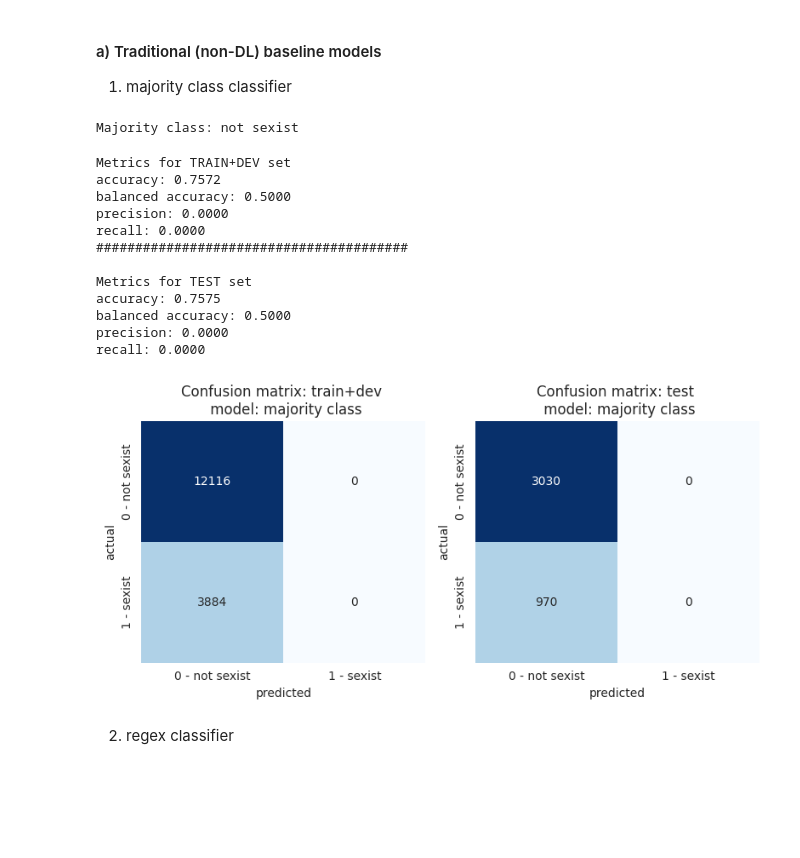
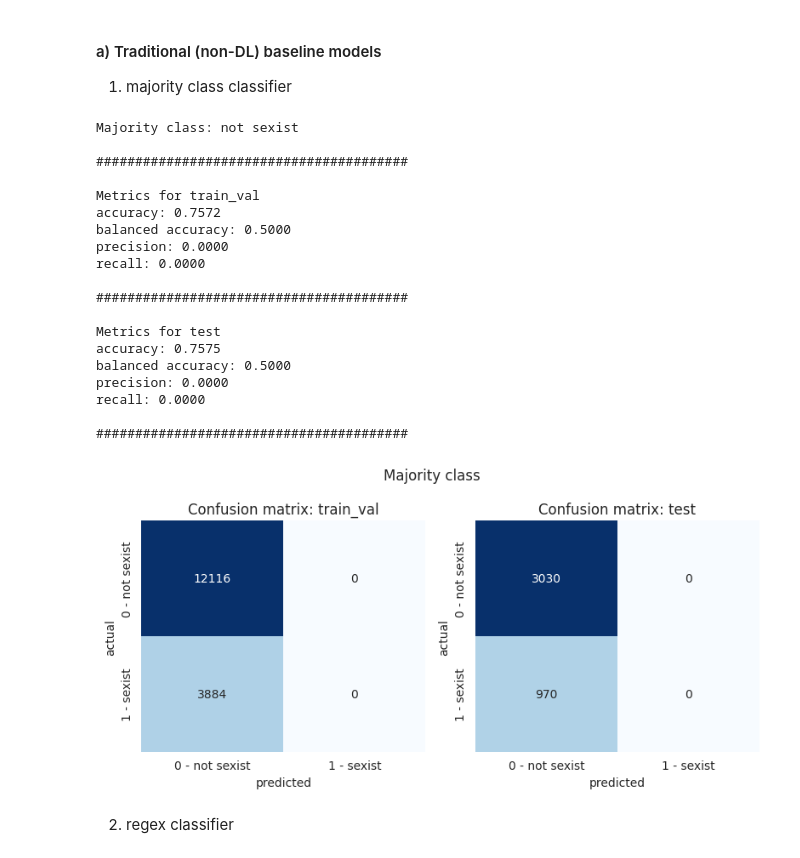
Before and after one commit to henrform/NLP_24W_VSHJ, a Jupyter notebook: milestone 2/milestone_2.ipynb, the cells around one changed output. Cells and saved outputs as stored; diff of their text form; code cells hidden in the pictures; blank space fills up the shorter version.

Commit message:
Implemented abstract class for all models to follow that includes evaluation

```diff
--- a/milestone 2/milestone_2.ipynb
+++ b/milestone 2/milestone_2.ipynb
@@ -27,7 +33,7 @@ Number of test samples: 4000
 # import_preprocess.convert_class_labels()
 # y_train, y_dev, y_test = import_preprocess.y_train, import_preprocess.y_dev, import_preprocess.y_test
 # %%
-X_train_dev, y_train_dev = import_preprocess.concatenate_train_val()
+X_train_dev, y_train_val = import_preprocess.concatenate_train_val()
 len(X_train_dev)
 # %% [output]
 16000
@@ -48,24 +54,28 @@ plt.show()
 1. majority class classifier
 # %%
 majority_class_classifier = MajorityClassClassifier()
-majority_class_classifier.train(y_train_dev)
-print("Majority class:", majority_class_classifier.majority_class)
+majority_class_classifier.train(None, y_train_val, None, None)
+print(f"Majority class: {majority_class_classifier.majority_class}\n")
+
+majority_class_classifier.evaluate({"train_val": X_train_dev, "test": X_test}, [y_train_val, y_test], model_name="Majority class")
 # %% [output]
 Majority class: not sexist
+
+########################################
+
+Metrics for train_val
+accuracy: 0.7572
+balanced accuracy: 0.5000
+precision: 0.0000
+recall: 0.0000
+
+########################################
+
+Metrics for test
+accuracy: 0.7575
+balanced accuracy: 0.5000
+precision: 0.0000
+recall: 0.0000
+
+########################################
+[figure, added]
-# %%
-eval_baseline = Evaluation(model=majority_class_classifier)
-eval_baseline.evaluate(X_train_dev, y_train_dev, X_test, y_test, plot_confusion=True, model_name="majority class")
-# %% [output]
-Metrics for TRAIN+DEV set
-accuracy: 0.7572
-balanced accuracy: 0.5000
-precision: 0.0000
-recall: 0.0000
-########################################
-
-Metrics for TEST set
-accuracy: 0.7575
-balanced accuracy: 0.5000
-precision: 0.0000
-recall: 0.0000
-[figure, removed]
```
Also changed, not shown: parts of 8 cells of this notebook, 1 other file.
